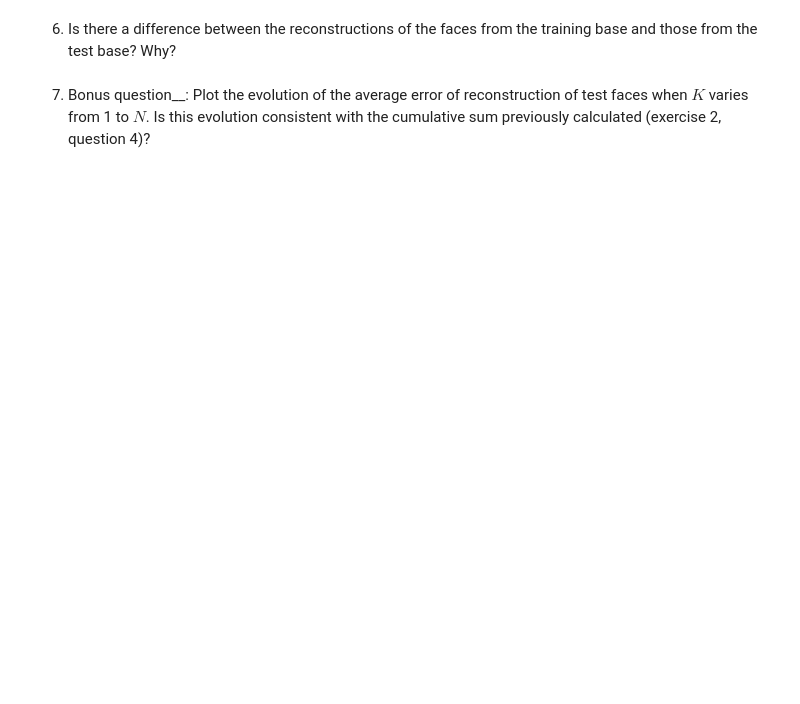
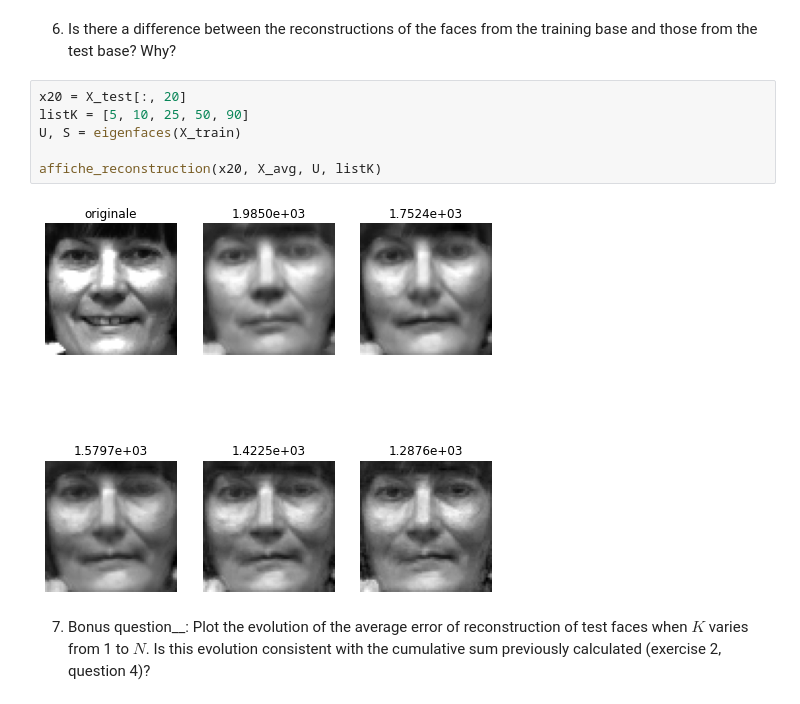
Before and after one commit to LUKALAVAL/BIMA, a Jupyter notebook: TME9-10/TME9-10.ipynb, the cells around one changed output. Cells and saved outputs as stored; diff of their text form; blank space fills up the shorter version.

```diff
--- a/TME9-10/TME9-10.ipynb
+++ b/TME9-10/TME9-10.ipynb
@@ -301,4 +347,12 @@ def affiche_reconstruction(x, x_moy, W, listK):
 # %% [markdown]
 6. Is there a difference between the reconstructions of the faces from the training base and those from the test base? Why?
+# %%
+x20 = X_test[:, 20]
+listK = [5, 10, 25, 50, 90]
+U, S = eigenfaces(X_train)
+
+affiche_reconstruction(x20, X_avg, U, listK)
+# %% [output]
+[figure, added]
 # %% [markdown]
 7. Bonus question__: Plot the evolution of the average error of reconstruction of test faces when $K$ varies from 1 to $N$. Is this evolution consistent with the cumulative sum previously calculated (exercise 2, question 4)?
```
Also changed, not shown: parts of 20 cells of this notebook.
